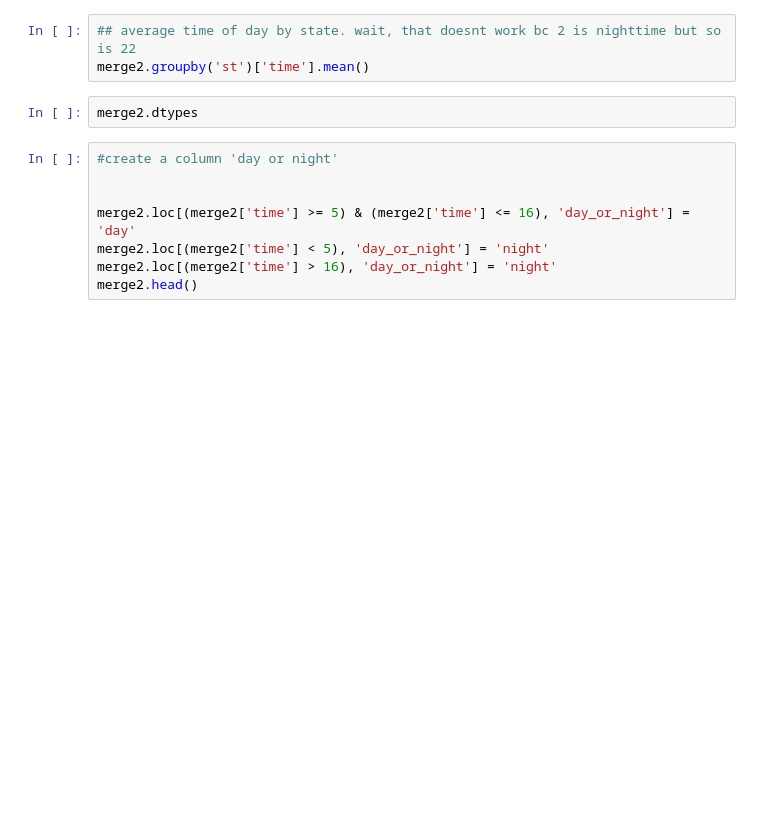
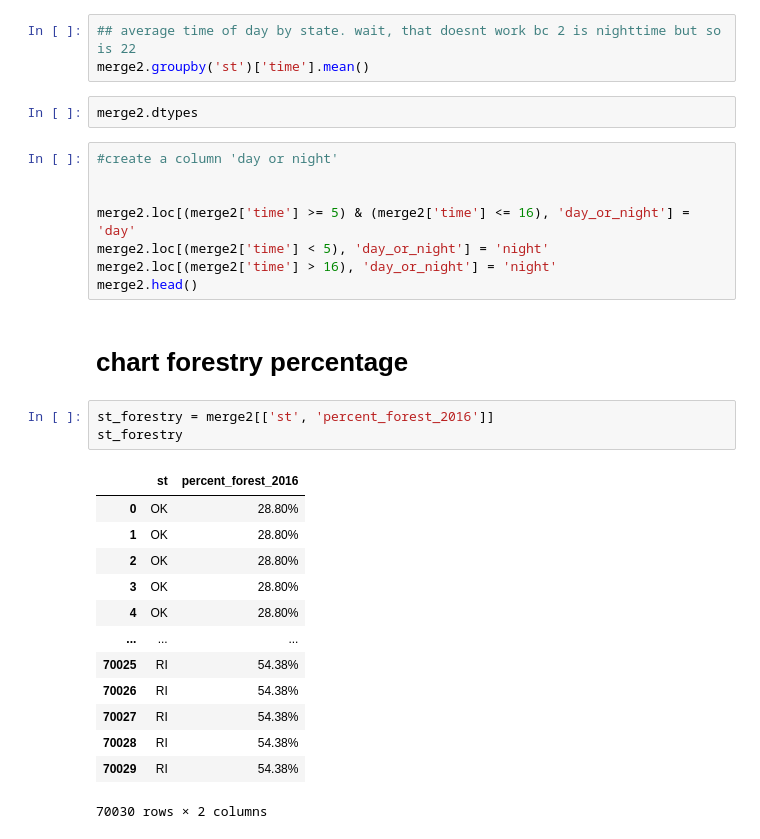
Before and after one commit to AllyBaker00/ally_capstone, a Jupyter notebook: notebooks/capstone1.ipynb, the cells around one changed output. Cells and saved outputs as stored; diff of their text form; blank space fills up the shorter version.

```diff
--- a/notebooks/capstone1.ipynb
+++ b/notebooks/capstone1.ipynb
@@ -182,3 +379,22 @@ merge2.loc[(merge2['time'] >= 5) & (merge2['time'] <= 16), 'day_or_night'] = 'da
 merge2.loc[(merge2['time'] < 5), 'day_or_night'] = 'night'
 merge2.loc[(merge2['time'] > 16), 'day_or_night'] = 'night'
 merge2.head()
+# %% [markdown]
+# chart forestry percentage
+# %%
+st_forestry = merge2[['st', 'percent_forest_2016']]
+st_forestry
+# %% [output]
+|  | st | percent_forest_2016 |
+| 0 | OK | 28.80% |
+| 1 | OK | 28.80% |
+| 2 | OK | 28.80% |
+| 3 | OK | 28.80% |
+| 4 | OK | 28.80% |
+| ... | ... | ... |
+| 70025 | RI | 54.38% |
+| 70026 | RI | 54.38% |
+| 70027 | RI | 54.38% |
+| 70028 | RI | 54.38% |
+| 70029 | RI | 54.38% |
+70030 rows × 2 columns
```
Also changed, not shown: parts of 27 cells of this notebook, 2 other files.
